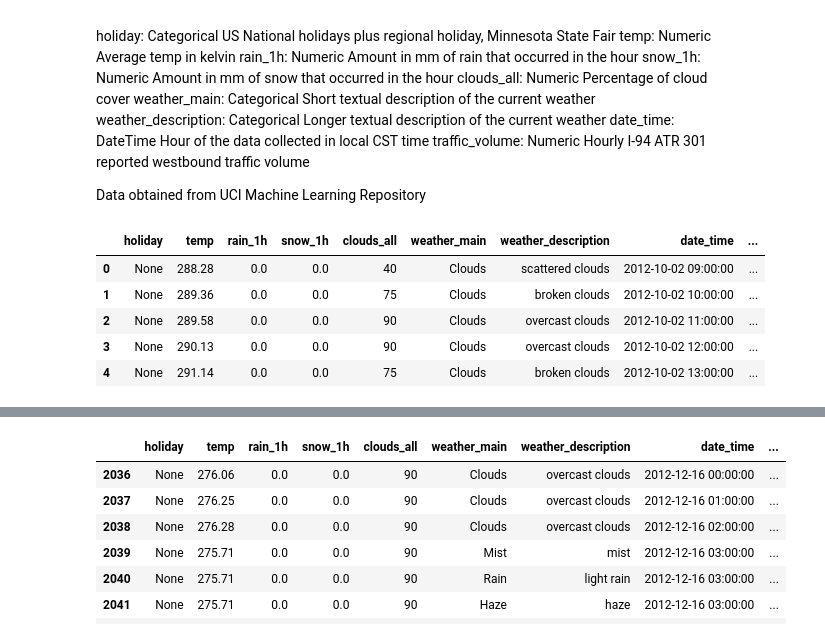
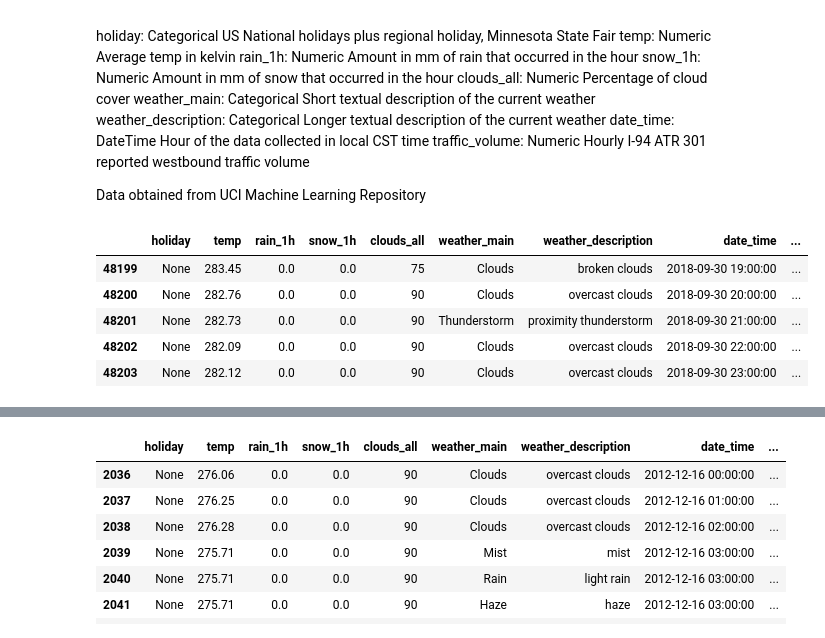
Before and after one commit to brunoyoun/portfolio, a Jupyter notebook: Minneapolis Traffic Data/Minneapolis Traffic Data.ipynb, the cells around one changed output, grey strips where cells are left out. Drawn from its saved outputs; the diff is of its cells as text; code cells hidden in the pictures.

```diff
--- a/Minneapolis Traffic Data/Minneapolis Traffic Data.ipynb
+++ b/Minneapolis Traffic Data/Minneapolis Traffic Data.ipynb
@@ -18,18 +18,18 @@ Data obtained from UCI Machine Learning Repository
 # %%
 import numpy as np
 import pandas as pd
 import matplotlib.pyplot as plt
 import seaborn as sns
 from sklearn.model_selection import train_test_split
 df = pd.read_csv('Metro_Interstate_Traffic_Volume_data.csv')
-df.head()
+df.tail()
 # %% [output]
 |  | holiday | temp | rain_1h | snow_1h | clouds_all | weather_main | weather_description | date_time | ... |
-| 0 | None | 288.28 | 0.0 | 0.0 | 40 | Clouds | scattered clouds | 2012-10-02 09:00:00 | ... |
-| 1 | None | 289.36 | 0.0 | 0.0 | 75 | Clouds | broken clouds | 2012-10-02 10:00:00 | ... |
-| 2 | None | 289.58 | 0.0 | 0.0 | 90 | Clouds | overcast clouds | 2012-10-02 11:00:00 | ... |
-| 3 | None | 290.13 | 0.0 | 0.0 | 90 | Clouds | overcast clouds | 2012-10-02 12:00:00 | ... |
-| 4 | None | 291.14 | 0.0 | 0.0 | 75 | Clouds | broken clouds | 2012-10-02 13:00:00 | ... |
+| 48199 | None | 283.45 | 0.0 | 0.0 | 75 | Clouds | broken clouds | 2018-09-30 19:00:00 | ... |
+| 48200 | None | 282.76 | 0.0 | 0.0 | 90 | Clouds | overcast clouds | 2018-09-30 20:00:00 | ... |
+| 48201 | None | 282.73 | 0.0 | 0.0 | 90 | Thunderstorm | proximity thunderstorm | 2018-09-30 21:00:00 | ... |
+| 48202 | None | 282.09 | 0.0 | 0.0 | 90 | Clouds | overcast clouds | 2018-09-30 22:00:00 | ... |
+| 48203 | None | 282.12 | 0.0 | 0.0 | 90 | Clouds | overcast clouds | 2018-09-30 23:00:00 | ... |
 # %%
 #check data type of date_time
 type(df['date_time'][3])
```
Also changed, not shown: parts of 7 cells of this notebook.
